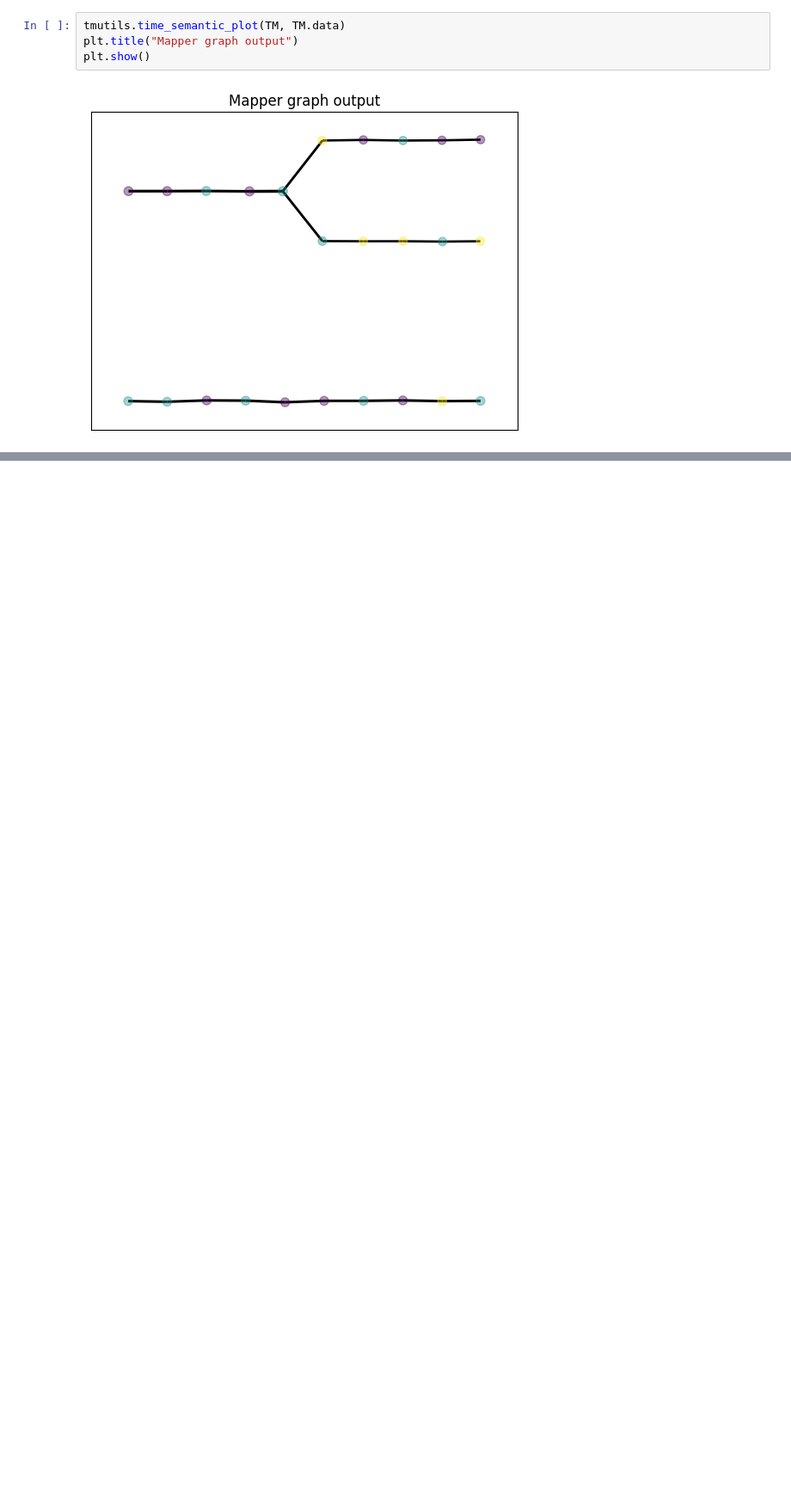
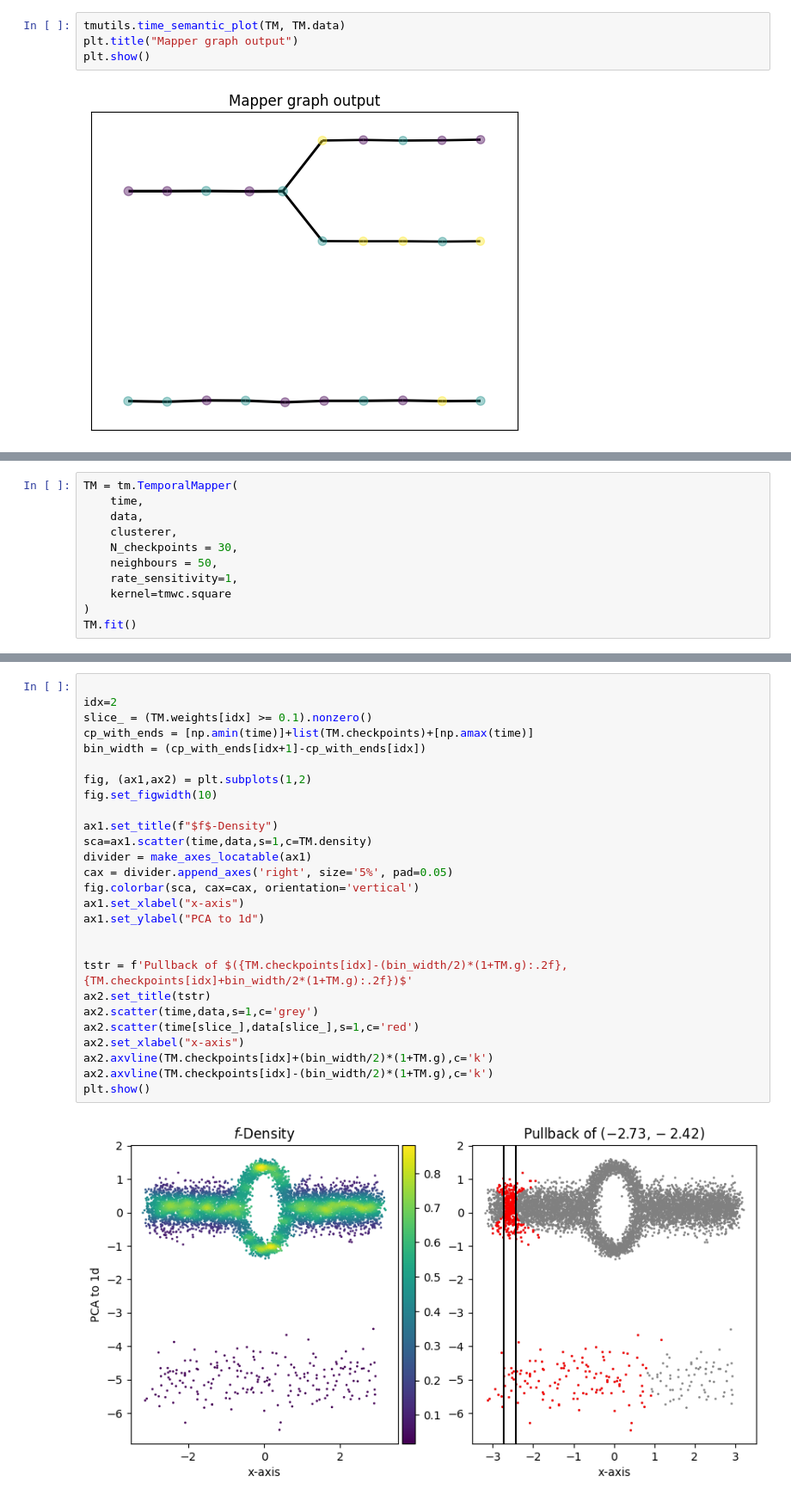
Before and after one commit to TutteInstitute/temporal-mapper, a Jupyter notebook: docs/source/dbmapper_theory.ipynb, the cells around one changed output, grey strips where cells are left out. Shown at 86% size. Cells and saved outputs as stored; diff of their text form; blank space fills up the shorter version.

```diff
--- a/docs/source/dbmapper_theory.ipynb
+++ b/docs/source/dbmapper_theory.ipynb
@@ -110,0 +206,11 @@ plt.show()
+# %%
+TM = tm.TemporalMapper(
+    time,
+    data,
+    clusterer,
+    N_checkpoints = 30,
+    neighbours = 50,
+    rate_sensitivity=1,
+    kernel=tmwc.square
+)
+TM.fit()
@@ -110,0 +221,29 @@ plt.show()
+# %%
+
+idx=2
+slice_ = (TM.weights[idx] >= 0.1).nonzero()
+cp_with_ends = [np.amin(time)]+list(TM.checkpoints)+[np.amax(time)]
+bin_width = (cp_with_ends[idx+1]-cp_with_ends[idx])
+
+fig, (ax1,ax2) = plt.subplots(1,2)
+fig.set_figwidth(10)
+
+ax1.set_title(f"$f$-Density")
+sca=ax1.scatter(time,data,s=1,c=TM.density)
+divider = make_axes_locatable(ax1)
+cax = divider.append_axes('right', size='5%', pad=0.05)
+fig.colorbar(sca, cax=cax, orientation='vertical')
+ax1.set_xlabel("x-axis")
+ax1.set_ylabel("PCA to 1d")
+
+
+tstr = f'Pullback of $({TM.checkpoints[idx]-(bin_width/2)*(1+TM.g):.2f},{TM.checkpoints[idx]+bin_width/2*(1+TM.g):.2f})$'
+ax2.set_title(tstr)
+ax2.scatter(time,data,s=1,c='grey')
+ax2.scatter(time[slice_],data[slice_],s=1,c='red')
+ax2.set_xlabel("x-axis")
+ax2.axvline(TM.checkpoints[idx]+(bin_width/2)*(1+TM.g),c='k')
+ax2.axvline(TM.checkpoints[idx]-(bin_width/2)*(1+TM.g),c='k')
+plt.show()
+# %% [output]
+[figure, added]
```
Also changed, not shown: parts of 15 cells of this notebook, 1 other file.
